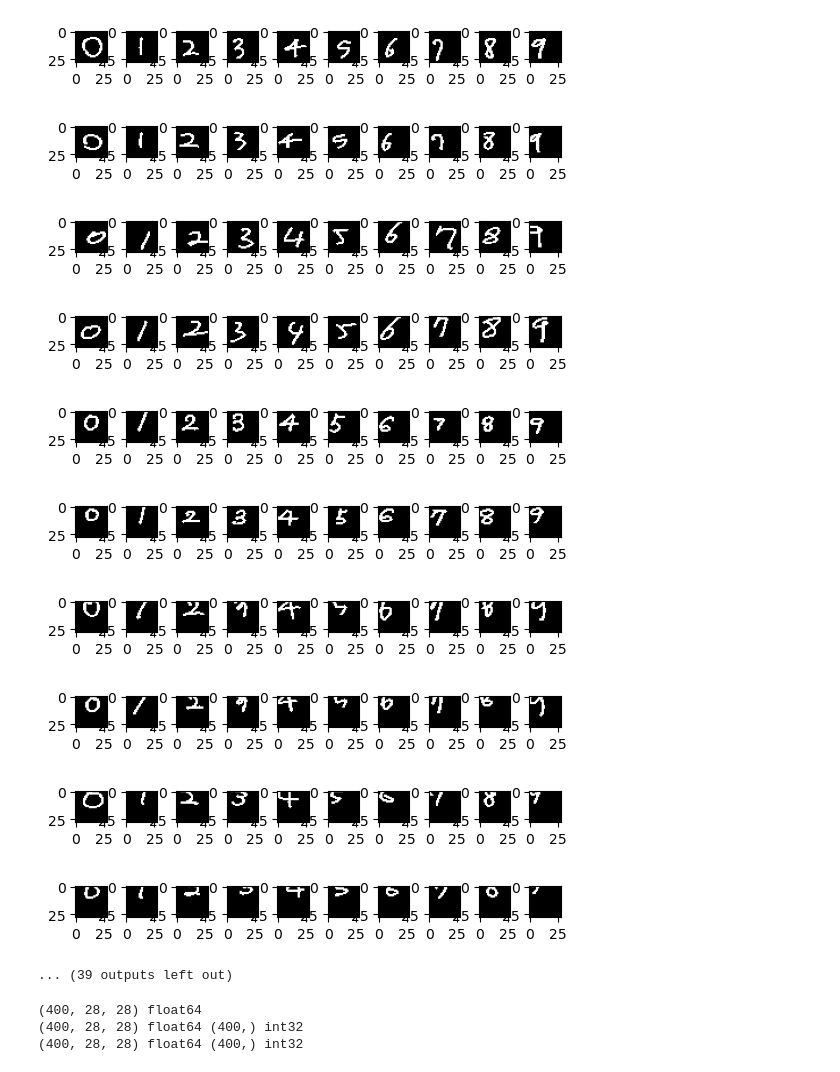
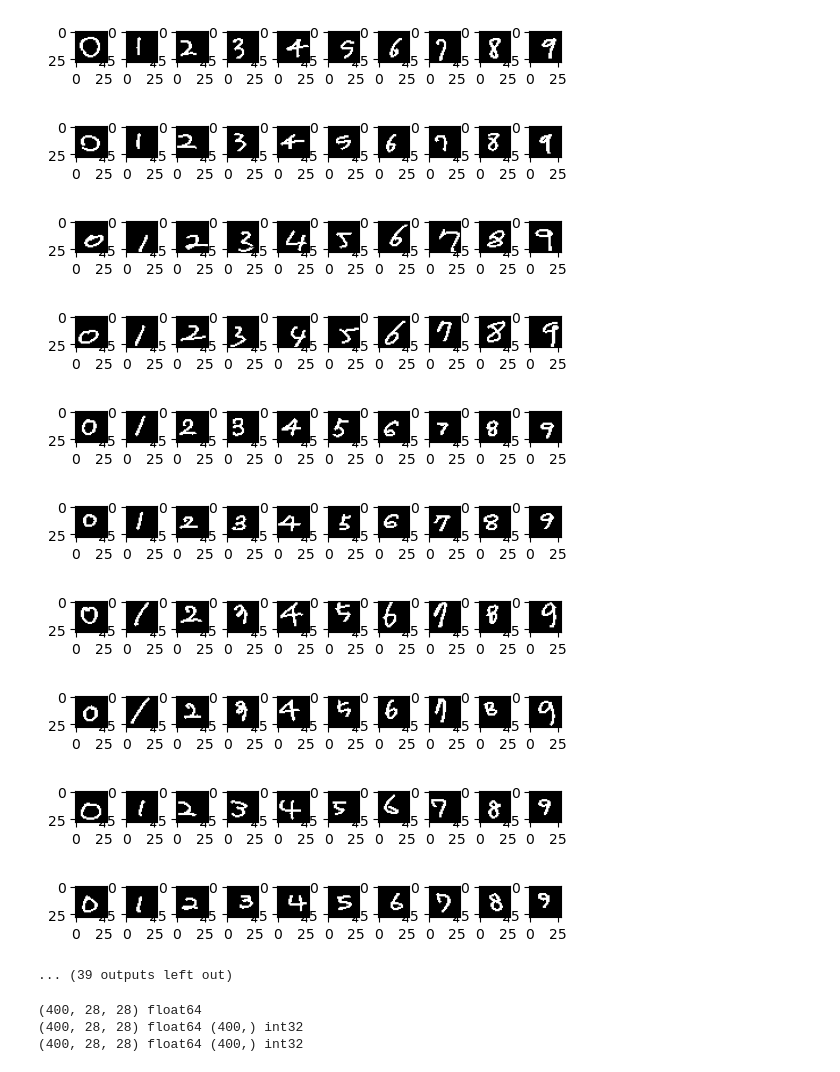
Before and after one commit to nonameR9077/MLproject_2023-2, a Jupyter notebook: dataset/MNIST_image_transform/image2numpy_file.ipynb, the cells around one changed output. Cells and saved outputs as stored; diff of their text form; code cells hidden in the pictures.

```diff
--- a/dataset/MNIST_image_transform/image2numpy_file.ipynb
+++ b/dataset/MNIST_image_transform/image2numpy_file.ipynb
@@ -45,10 +45,10 @@ for k in range(1,n_image+1): # 1~4, 5~8
 
     row_s= 24 #180 # row start : 이미지별 조정 필요
 #    row_e = -140 # row end
-    col_s= 20 #160 # column start : 이미지별 조정 필요
+    col_s= 22 #160 # column start : 이미지별 조정 필요
 #    col_e = -146 # column end
-    gap1 = [7,7,7,7,7,7,7,7,7,7] #15  경계선 건너뛰기: 이미지별 조정 필요
-    gap2 = [7,7,7,7,7,7,7,7,7,7]
+    gap1 = [6,6,5,6,7,6,6,5,5,5] #15  경계선 건너뛰기: 이미지별 조정 필요
+    gap2 = [7,7,7,5,5,6,6,8,6,2]
     square_width = 28 #220
     square_height = 28 #315
 
@@ -142,14 +142,14 @@ for k in range(1,n_image+1): # 1~4, 5~8
 1
-[figure, old version]
+[figure, new version]
-[figure, old version]
+[figure, new version]
-[figure, old version]
+[figure, new version]
-[figure, old version]
+[figure, new version]
-[figure, old version]
+[figure, new version]
-[figure, old version]
+[figure, new version]
-[figure, old version]
+[figure, new version]
-[figure, old version]
+[figure, new version]
-[figure, old version]
+[figure, new version]
-[figure, old version]
+[figure, new version]
 ... (39 outputs left out)
 # %%
 print(img4.shape, img4.dtype)
```
Also changed, not shown: parts of 2 cells of this notebook, 4 other files.
